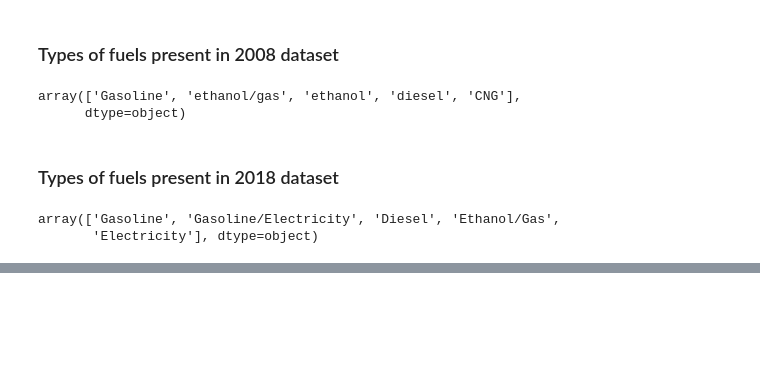
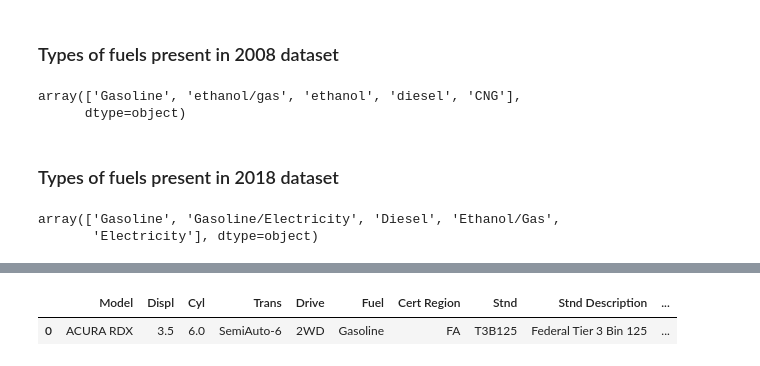
Before and after one commit to emilylauyw/Udacity_DAND_CaseStudy2-Analyze_Fuel_Economy_Data, a Jupyter notebook: analyze_fuel_economy_data.ipynb, the cells around one changed output, grey strips where cells are left out. Drawn from its saved outputs; the diff is of its cells as text; code cells hidden in the pictures; blank space fills up the shorter version.

```diff
--- a/analyze_fuel_economy_data.ipynb
+++ b/analyze_fuel_economy_data.ipynb
@@ -234,0 +243,6 @@ array(['Gasoline', 'Gasoline/Electricity', 'Diesel', 'Ethanol/Gas',
+# %%
+# view 2018 dataset
+df_18.head(1)
+# %% [output]
+|  | Model | Displ | Cyl | Trans | Drive | Fuel | Cert Region | Stnd | Stnd Description | ... |
+| 0 | ACURA RDX | 3.5 | 6.0 | SemiAuto-6 | 2WD | Gasoline | FA | T3B125 | Federal Tier 3 Bin 125 | ... |
```
Also changed, not shown: parts of 12 cells of this notebook.
